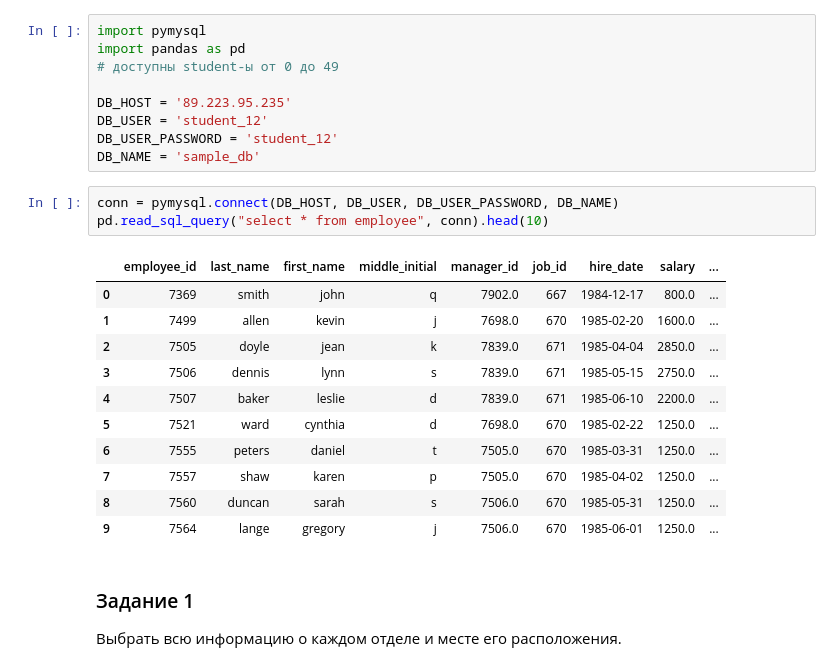
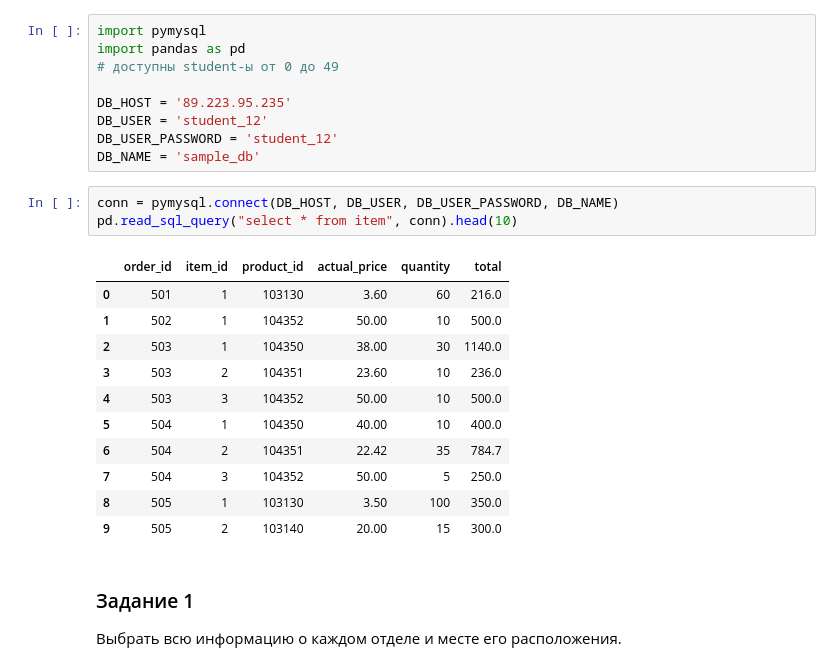
Before and after one commit to theysee/sberbank_reboot, a Jupyter notebook: Поток_3_Практика_к_занятию_5.ipynb, the cells around one changed output. Drawn from its saved outputs; the diff is of its cells as text.

```diff
--- a/Поток_3_Практика_к_занятию_5.ipynb
+++ b/Поток_3_Практика_к_занятию_5.ipynb
@@ -33,19 +33,19 @@ DB_USER_PASSWORD = 'student_12'
 DB_NAME = 'sample_db'
 # %%
 conn = pymysql.connect(DB_HOST, DB_USER, DB_USER_PASSWORD, DB_NAME)
-pd.read_sql_query("select * from employee", conn).head(10)
+pd.read_sql_query("select * from item", conn).head(10)
 # %% [output]
-|  | employee_id | last_name | first_name | middle_initial | manager_id | job_id | hire_date | salary | ... |
-| 0 | 7369 | smith | john | q | 7902.0 | 667 | 1984-12-17 | 800.0 | ... |
-| 1 | 7499 | allen | kevin | j | 7698.0 | 670 | 1985-02-20 | 1600.0 | ... |
-| 2 | 7505 | doyle | jean | k | 7839.0 | 671 | 1985-04-04 | 2850.0 | ... |
-| 3 | 7506 | dennis | lynn | s | 7839.0 | 671 | 1985-05-15 | 2750.0 | ... |
-| 4 | 7507 | baker | leslie | d | 7839.0 | 671 | 1985-06-10 | 2200.0 | ... |
-| 5 | 7521 | ward | cynthia | d | 7698.0 | 670 | 1985-02-22 | 1250.0 | ... |
-| 6 | 7555 | peters | daniel | t | 7505.0 | 670 | 1985-03-31 | 1250.0 | ... |
-| 7 | 7557 | shaw | karen | p | 7505.0 | 670 | 1985-04-02 | 1250.0 | ... |
-| 8 | 7560 | duncan | sarah | s | 7506.0 | 670 | 1985-05-31 | 1250.0 | ... |
-| 9 | 7564 | lange | gregory | j | 7506.0 | 670 | 1985-06-01 | 1250.0 | ... |
+|  | order_id | item_id | product_id | actual_price | quantity | total |
+| 0 | 501 | 1 | 103130 | 3.60 | 60 | 216.0 |
+| 1 | 502 | 1 | 104352 | 50.00 | 10 | 500.0 |
+| 2 | 503 | 1 | 104350 | 38.00 | 30 | 1140.0 |
+| 3 | 503 | 2 | 104351 | 23.60 | 10 | 236.0 |
+| 4 | 503 | 3 | 104352 | 50.00 | 10 | 500.0 |
+| 5 | 504 | 1 | 104350 | 40.00 | 10 | 400.0 |
+| 6 | 504 | 2 | 104351 | 22.42 | 35 | 784.7 |
+| 7 | 504 | 3 | 104352 | 50.00 | 5 | 250.0 |
+| 8 | 505 | 1 | 103130 | 3.50 | 100 | 350.0 |
+| 9 | 505 | 2 | 103140 | 20.00 | 15 | 300.0 |
 # %% [markdown]
 ### Задание 1
 Выбрать всю информацию о каждом отделе и месте его расположения.
```
Also changed, not shown: parts of 6 cells of this notebook.
